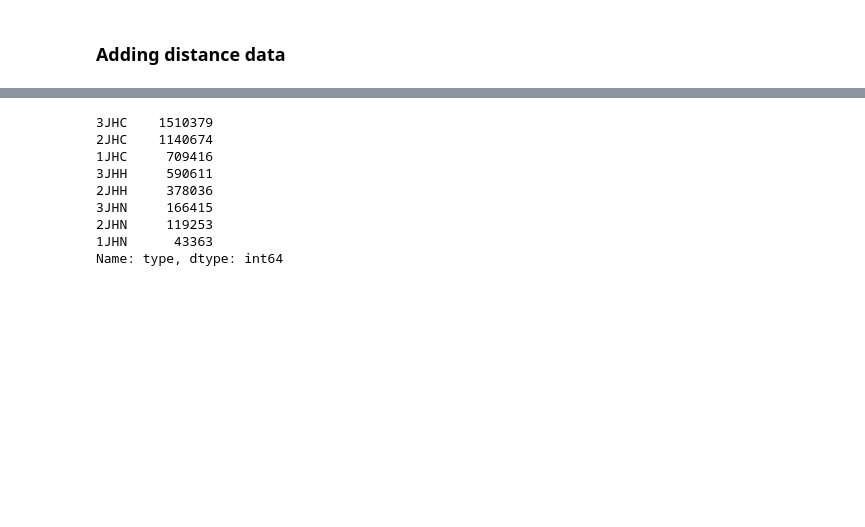
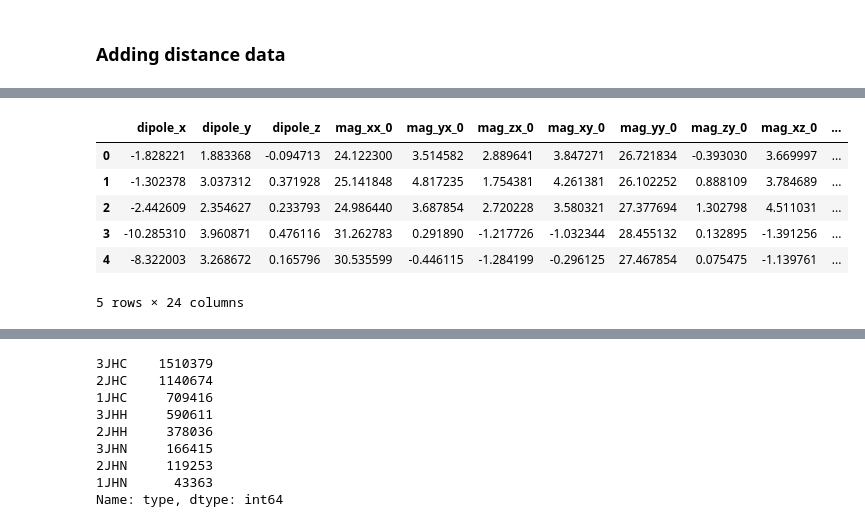
Before and after one commit to jrnhofman/Kaggle, a Jupyter notebook: predicting_molecular_properties/lightgbm_cleaned_cv.ipynb, the cells around one changed output, grey strips where cells are left out. Drawn from its saved outputs; the diff is of its cells as text; code cells hidden in the pictures; blank space fills up the shorter version.

Commit message:
Added predicting missing features in test set.

```diff
--- a/predicting_molecular_properties/lightgbm_cleaned_cv.ipynb
+++ b/predicting_molecular_properties/lightgbm_cleaned_cv.ipynb
@@ -386,8 +417,8 @@ def create_features(df):
 train_types = train_df['type']
 test_types = test_df['type']
 
-train_df = create_features(train_df)
-test_df = create_features(test_df)
+#train_df = create_features(train_df)
+#test_df = create_features(test_df)
 # %%
 # Some of the features with 'std' are not valid, so imputing with 0
 train_df = train_df.fillna(0)
@@ -396,0 +450,31 @@ test_df = test_df.fillna(0)
+# %%
+features_to_predict_missing_test_data = [
+    'atom_index_0', 'atom_index_1', 'type',
+       'atom_0', 'x_0', 'y_0', 'z_0', 'atom_1',
+       'x_1', 'y_1', 'z_1', 'dist',
+       'dist_x', 'dist_y', 'dist_z', 'type_0', 'type_1'
+]
+
+features_to_predict = ['dipole_x', 'dipole_y', 'dipole_z', 'mag_xx_0',
+       'mag_yx_0', 'mag_zx_0', 'mag_xy_0', 'mag_yy_0', 'mag_zy_0', 'mag_xz_0',
+       'mag_yz_0', 'mag_zz_0', 'mag_xx_1', 'mag_yx_1', 'mag_zx_1', 'mag_xy_1',
+       'mag_yy_1', 'mag_zy_1', 'mag_xz_1', 'mag_yz_1', 'mag_zz_1',
+       'mulliken_charge_0', 'mulliken_charge_1', 'potential_energy']
+
+cat_columns = ['type','type_0','type_1','atom_index_0','atom_index_1','atom_0','atom_1']
+# %%
+missing_features_prediction = pd.DataFrame(data=None,columns=features_to_predict,index=test_df.index)
+
+for f in features_to_predict:
+    print('Feature: ',f)
+    train_score, val_score, predictions = do_cross_validation(
+            train_df[features_to_predict_missing_test_data]
+            ,train_df[f]
+            ,test_df[features_to_predict_missing_test_data]
+            ,lightgbm_params=lightgbm_params
+            ,columns = features_to_predict_missing_test_data
+            ,cat_columns = cat_columns)
+
+    missing_features_prediction[f] = predictions.mean(axis=1)
+
+    gc.collect()
@@ -396,0 +501,10 @@ test_df = test_df.fillna(0)
+# %%
+missing_features_prediction.head()
+# %% [output]
+|  | dipole_x | dipole_y | dipole_z | mag_xx_0 | mag_yx_0 | mag_zx_0 | mag_xy_0 | mag_yy_0 | mag_zy_0 | mag_xz_0 | ... |
+| 0 | -1.828221 | 1.883368 | -0.094713 | 24.122300 | 3.514582 | 2.889641 | 3.847271 | 26.721834 | -0.393030 | 3.669997 | ... |
+| 1 | -1.302378 | 3.037312 | 0.371928 | 25.141848 | 4.817235 | 1.754381 | 4.261381 | 26.102252 | 0.888109 | 3.784689 | ... |
+| 2 | -2.442609 | 2.354627 | 0.233793 | 24.986440 | 3.687854 | 2.720228 | 3.580321 | 27.377694 | 1.302798 | 4.511031 | ... |
+| 3 | -10.285310 | 3.960871 | 0.476116 | 31.262783 | 0.291890 | -1.217726 | -1.032344 | 28.455132 | 0.132895 | -1.391256 | ... |
+| 4 | -8.322003 | 3.268672 | 0.165796 | 30.535599 | -0.446115 | -1.284199 | -0.296125 | 27.467854 | 0.075475 | -1.139761 | ... |
+5 rows × 24 columns
```
Also changed, not shown: parts of 9 cells of this notebook, 1 other file.
